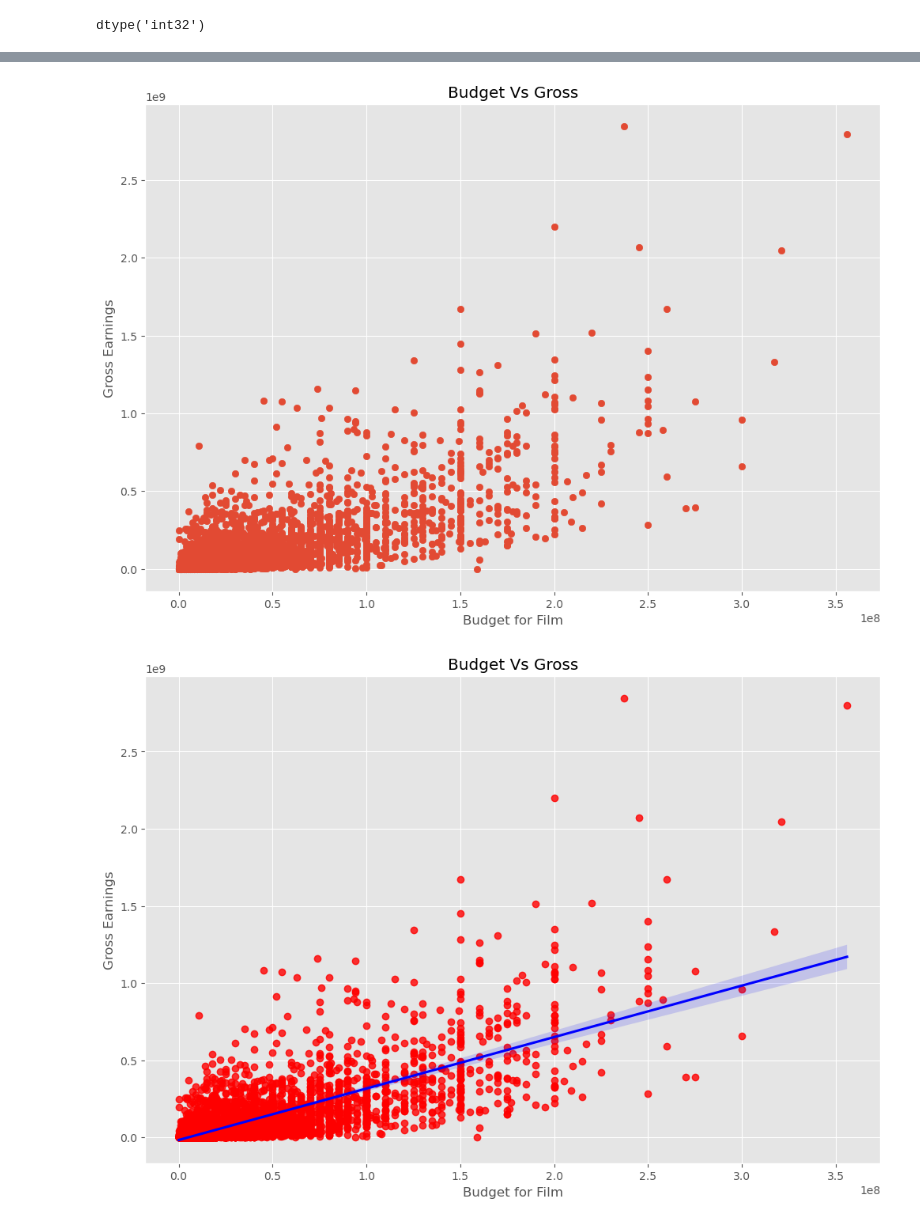
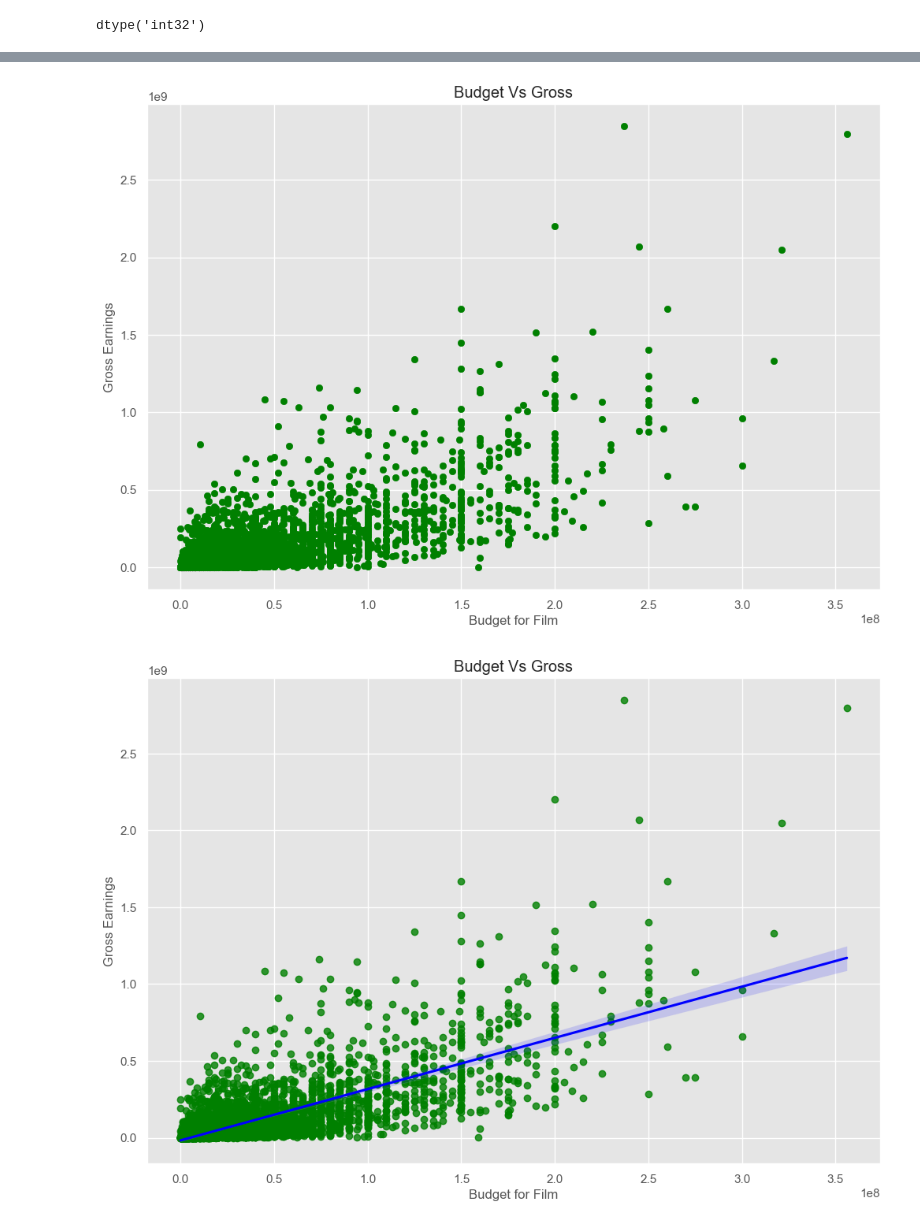
Before and after one commit to zizzi8992/PortofolioProject, a Jupyter notebook: Movie/Movie_Correlation.ipynb, the cells around one changed output, grey strips where cells are left out. Cells and saved outputs as stored; diff of their text form; code cells hidden in the pictures.

```diff
--- a/Movie/Movie_Correlation.ipynb
+++ b/Movie/Movie_Correlation.ipynb
@@ -16,7 +16,7 @@ matplotlib.rcParams['figure.figsize'] = (12,8)
 pd.options.mode.chained_assignment = None
 # %%
 #read the data
-df = pd.read_csv(r'E:\_Portofolio\SQL\raw_data\movies.csv')
+df = pd.read_csv(r'E:\_Portofolio\PortofolioProject\Movie\movies.csv')
 df.head(10)
 # %% [output]
 |  | name | rating | genre | year | released | score | votes | director | writer | star | country | ... |
@@ -111,6 +112,8 @@ array([1980, 1981, 1984, 1983, 1982, 1987, 1985, 1986, 1990, 1988, 1992,
 df['yearcorrect'].dtypes
 # %% [output]
 dtype('int32')
+# %%
+df = df.drop(['year'], axis=1)
 # %%
 df.head()
 # %% [output]
@@ -133,19 +136,19 @@ df.head().sort_values(by=['gross'], inplace=False, ascending=False)
 pd.set_option('display.max_rows', None)
 # %%
 #scatter plot with budget vs gross
-plt.scatter(x=df['budget'], y=df['gross'])
+plt.scatter(x=df['budget'], y=df['gross'], c='green')
 plt.title('Budget Vs Gross')
 plt.xlabel('Budget for Film')
 plt.ylabel('Gross Earnings')
 plt.show()
 # %% [output]
-[figure, old version]
+[figure, new version]
 # %%
 #plot budget vs gross correlation
-ax = sns.regplot(x='budget', y='gross', data=df, scatter_kws={"color":"red"}, line_kws={"color":"blue"})
+ax = sns.regplot(x='budget', y='gross', data=df, scatter_kws={"color":"green"}, line_kws={"color":"blue"})
 ax.set(xlabel='Budget for Film',
        ylabel='Gross Earnings',
        title='Budget Vs Gross')
 plt.show()
 # %% [output]
-[figure, old version]
+[figure, new version]
```
Also changed, not shown: parts of 42 cells of this notebook, 5 other files.
